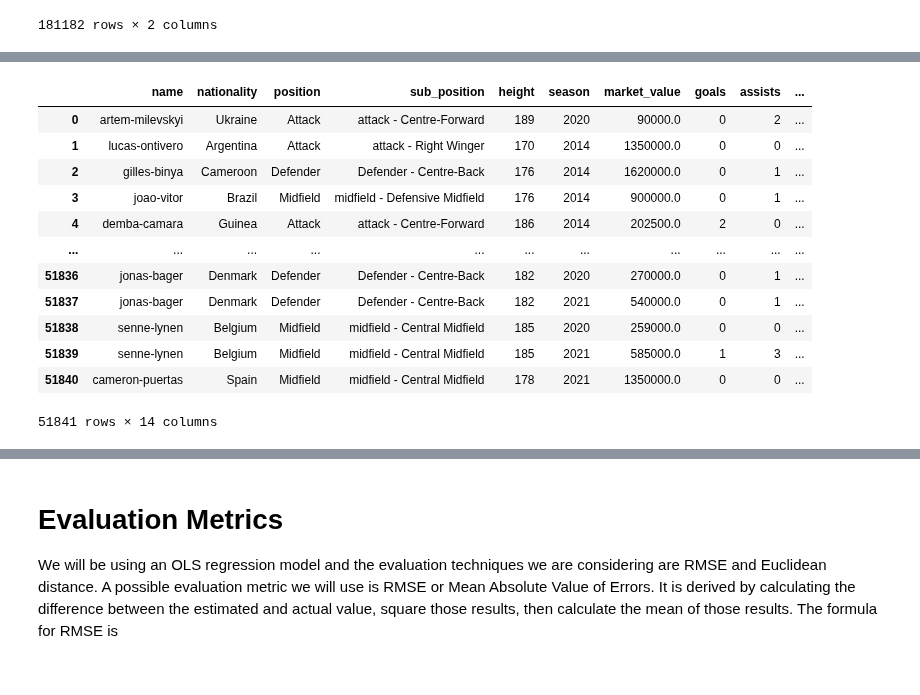
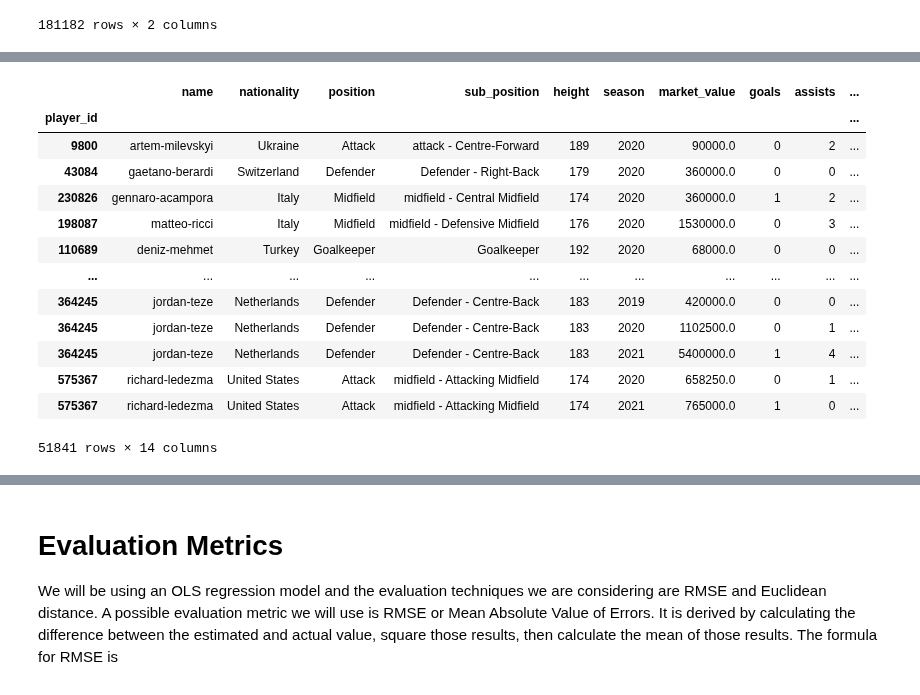
Before and after one commit to kade09/FifaMarketValueML, a Jupyter notebook: project.ipynb, the cells around one changed output, grey strips where cells are left out. Saved outputs shown, nothing was run; the diff lists cells and outputs as text; code cells hidden in the pictures.

```diff
--- a/project.ipynb
+++ b/project.ipynb
@@ -62,4 +64,6 @@ data = {
 # %%
+data['clubs'] = _data_['clubs'].copy()
+
 data['clubs'] = data['clubs'][['club_id', 'name']]
 data['clubs'].rename(
     columns = {'name': 'club_name'},
@@ -84,7 +88,14 @@ data['clubs']
 | 1304 | heracles-almelo |
 400 rows × 1 columns
 # %%
-data['games'] = data['games'][['season', 'game_id']]
+data['games'] = _data_['games'].copy()
+
+data['games'] = data['games'][[
+    'season',
+    'game_id',
+    'home_club_id',
+    'away_club_id'
+]]
 data['games'].set_index('game_id', inplace = True)
 
 data['games']
@@ -140,11 +189,15 @@ data['appearances']
 # %%
+data['player_valuations'] = _data_['player_valuations'].copy()
+
 data['player_valuations']['season'] = \
     pd.DatetimeIndex(data['player_valuations']['date']).year
 data['player_valuations'].drop(columns = 'date', inplace = True)
 
-data['player_valuations'] = data['player_valuations'].groupby(
-    ['player_id', 'season']
-).mean()
+data['player_valuations'] = (
+    data['player_valuations']
+        .groupby(['player_id', 'season'])
+        .agg({'market_value': 'mean'})
+)
 data['player_valuations'].reset_index('season', inplace = True)
 
 data['player_valuations'].rename(
@@ -169,10 +222,13 @@ data['player_valuations']
 | 987700 | 2022 | 45000.0 |
 181182 rows × 2 columns
 # %%
+data['players'] = _data_['players'].copy()
+
 data['players'] = data['players'].loc[
     :, ~data['players'].columns.isin([
         'last_season',
         'pretty_name',
+        'current_club_id',
         'market_value_in_gbp',
         'highest_market_value_in_gbp',
         'country_of_birth',
@@ -183,7 +239,6 @@ data['players'] = data['players'].loc[
 data['players'].rename(
     columns = {
         'height_in_cm': 'height',
-        'current_club_id': 'club_id',
         'country_of_citizenship': 'nationality'
     },
     inplace = True
@@ -210,37 +265,41 @@ data['players']
 # %%
-df = data['players'].merge(
+data['all'] = data['players'].merge(
     data['player_valuations'].merge(
         data['appearances'],
         on = ['player_id', 'season'],
         copy = False
     ),
     on = 'player_id',
     copy = False
-).merge(
+)
+'''
+.merge(
     data['clubs'],
     on = 'club_id',
     copy = False
 )
-df.drop(columns = 'club_id', inplace = True)
+data['all'].drop(columns = 'club_id', inplace = True)
+'''
 
-df['age'] = (
-    pd.to_datetime(df['season'], format = '%Y', utc = True)
-        - pd.to_datetime(df['date_of_birth'], utc = True)
+data['all']['age'] = (
+    pd.to_datetime(data['all']['season'], format = '%Y', utc = True)
+        - pd.to_datetime(data['all']['date_of_birth'], utc = True)
 ).astype('timedelta64[Y]')
-df.drop(columns = 'date_of_birth', inplace = True)
+data['all'].drop(columns = 'date_of_birth', inplace = True)
 
-df
+data['all']
 # %% [output]
 |  | name | nationality | position | sub_position | height | season | market_value | goals | assists | ... |
-| 0 | artem-milevskyi | Ukraine | Attack | attack - Centre-Forward | 189 | 2020 | 90000.0 | 0 | 2 | ... |
-| 1 | lucas-ontivero | Argentina | Attack | attack - Right Winger | 170 | 2014 | 1350000.0 | 0 | 0 | ... |
-| 2 | gilles-binya | Cameroon | Defender | Defender - Centre-Back | 176 | 2014 | 1620000.0 | 0 | 1 | ... |
-| 3 | joao-vitor | Brazil | Midfield | midfield - Defensive Midfield | 176 | 2014 | 900000.0 | 0 | 1 | ... |
-| 4 | demba-camara | Guinea | Attack | attack - Centre-Forward | 186 | 2014 | 202500.0 | 2 | 0 | ... |
+| player_id |  |  |  |  |  |  |  |  |  | ... |
+| 9800 | artem-milevskyi | Ukraine | Attack | attack - Centre-Forward | 189 | 2020 | 90000.0 | 0 | 2 | ... |
+| 43084 | gaetano-berardi | Switzerland | Defender | Defender - Right-Back | 179 | 2020 | 360000.0 | 0 | 0 | ... |
+| 230826 | gennaro-acampora | Italy | Midfield | midfield - Central Midfield | 174 | 2020 | 360000.0 | 1 | 2 | ... |
+| 198087 | matteo-ricci | Italy | Midfield | midfield - Defensive Midfield | 176 | 2020 | 1530000.0 | 0 | 3 | ... |
+| 110689 | deniz-mehmet | Turkey | Goalkeeper | Goalkeeper | 192 | 2020 | 68000.0 | 0 | 0 | ... |
 | ... | ... | ... | ... | ... | ... | ... | ... | ... | ... | ... |
-| 51836 | jonas-bager | Denmark | Defender | Defender - Centre-Back | 182 | 2020 | 270000.0 | 0 | 1 | ... |
-| 51837 | jonas-bager | Denmark | Defender | Defender - Centre-Back | 182 | 2021 | 540000.0 | 0 | 1 | ... |
-| 51838 | senne-lynen | Belgium | Midfield | midfield - Central Midfield | 185 | 2020 | 259000.0 | 0 | 0 | ... |
-| 51839 | senne-lynen | Belgium | Midfield | midfield - Central Midfield | 185 | 2021 | 585000.0 | 1 | 3 | ... |
-| 51840 | cameron-puertas | Spain | Midfield | midfield - Central Midfield | 178 | 2021 | 1350000.0 | 0 | 0 | ... |
+| 364245 | jordan-teze | Netherlands | Defender | Defender - Centre-Back | 183 | 2019 | 420000.0 | 0 | 0 | ... |
+| 364245 | jordan-teze | Netherlands | Defender | Defender - Centre-Back | 183 | 2020 | 1102500.0 | 0 | 1 | ... |
+| 364245 | jordan-teze | Netherlands | Defender | Defender - Centre-Back | 183 | 2021 | 5400000.0 | 1 | 4 | ... |
+| 575367 | richard-ledezma | United States | Attack | midfield - Attacking Midfield | 174 | 2020 | 658250.0 | 0 | 1 | ... |
+| 575367 | richard-ledezma | United States | Attack | midfield - Attacking Midfield | 174 | 2021 | 765000.0 | 1 | 0 | ... |
 51841 rows × 14 columns
```
Also changed, not shown: parts of 15 cells of this notebook.
